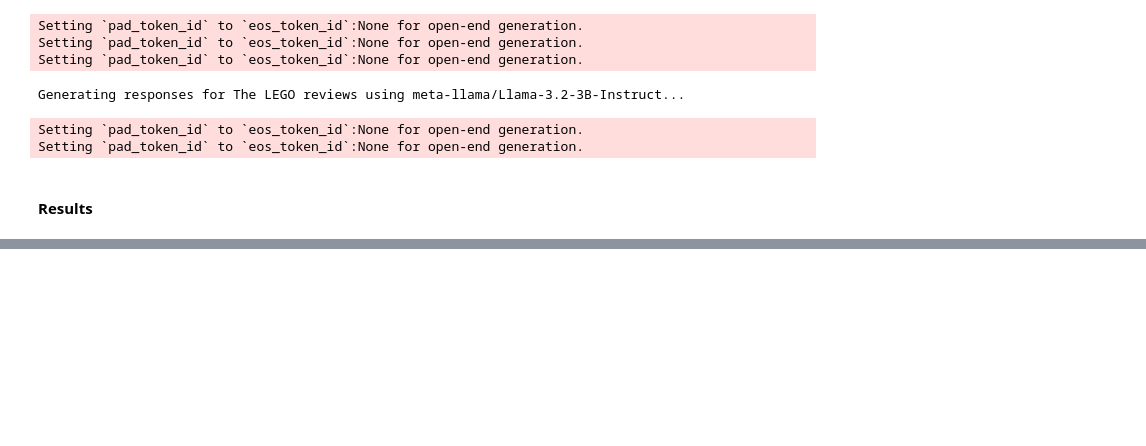
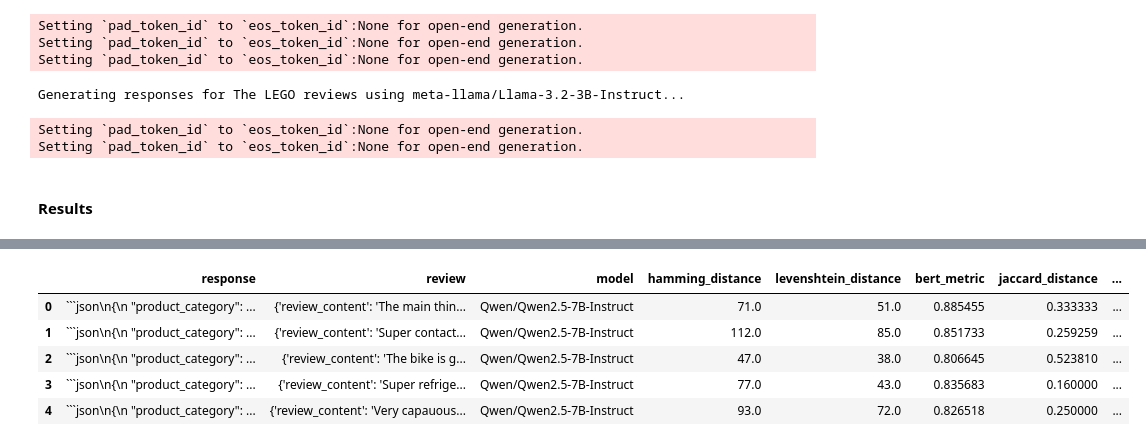
Before and after one commit to PrusWielki/nlp-labs, a Jupyter notebook: labs4/solution.ipynb, the cells around one changed output, grey strips where cells are left out. Drawn from its saved outputs; the diff is of its cells as text; code cells hidden in the pictures; blank space fills up the shorter version.

````diff
--- a/labs4/solution.ipynb
+++ b/labs4/solution.ipynb
@@ -423,0 +334,9 @@ results_transformed = results_df.melt(
+# %%
+results_df.head(5)
+# %% [output]
+|  | response | review | model | hamming_distance | levenshtein_distance | bert_metric | jaccard_distance | ... |
+| 0 | ```json\n{\n "product_category": ... | {'review_content': 'The main thin... | Qwen/Qwen2.5-7B-Instruct | 71.0 | 51.0 | 0.885455 | 0.333333 | ... |
+| 1 | ```json\n{\n "product_category": ... | {'review_content': 'Super contact... | Qwen/Qwen2.5-7B-Instruct | 112.0 | 85.0 | 0.851733 | 0.259259 | ... |
+| 2 | ```json\n{\n "product_category": ... | {'review_content': 'The bike is g... | Qwen/Qwen2.5-7B-Instruct | 47.0 | 38.0 | 0.806645 | 0.523810 | ... |
+| 3 | ```json\n{\n "product_category": ... | {'review_content': 'Super refrige... | Qwen/Qwen2.5-7B-Instruct | 77.0 | 43.0 | 0.835683 | 0.160000 | ... |
+| 4 | ```json\n{\n "product_category": ... | {'review_content': 'Very capauous... | Qwen/Qwen2.5-7B-Instruct | 93.0 | 72.0 | 0.826518 | 0.250000 | ... |
````
Also changed, not shown: parts of 15 cells of this notebook, 2 other files.
